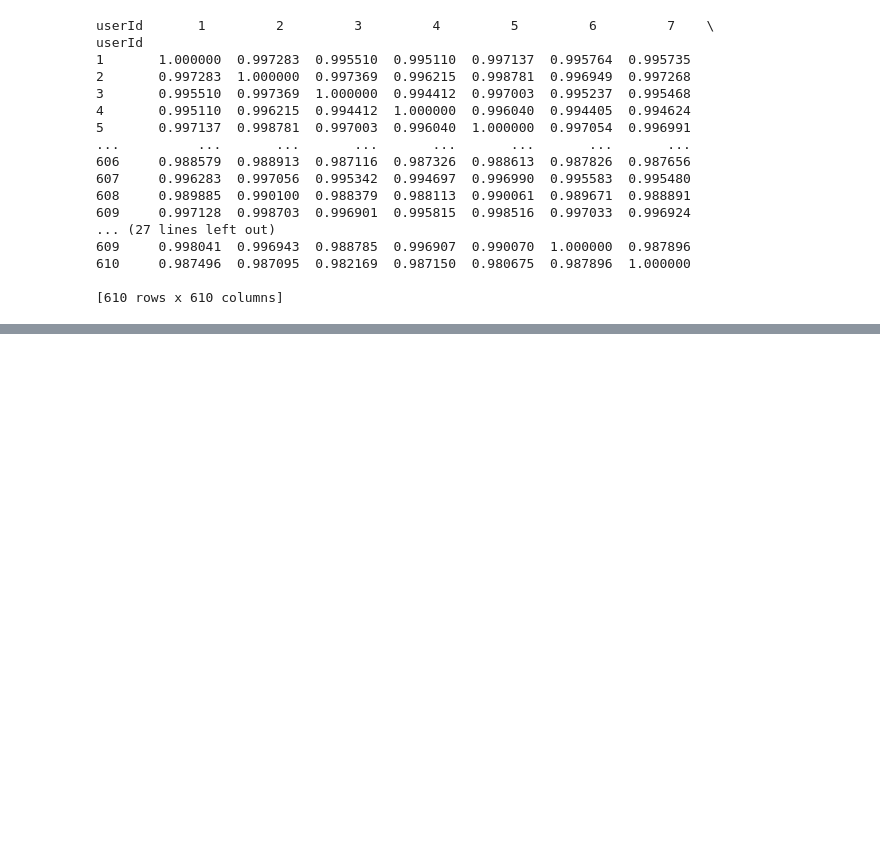
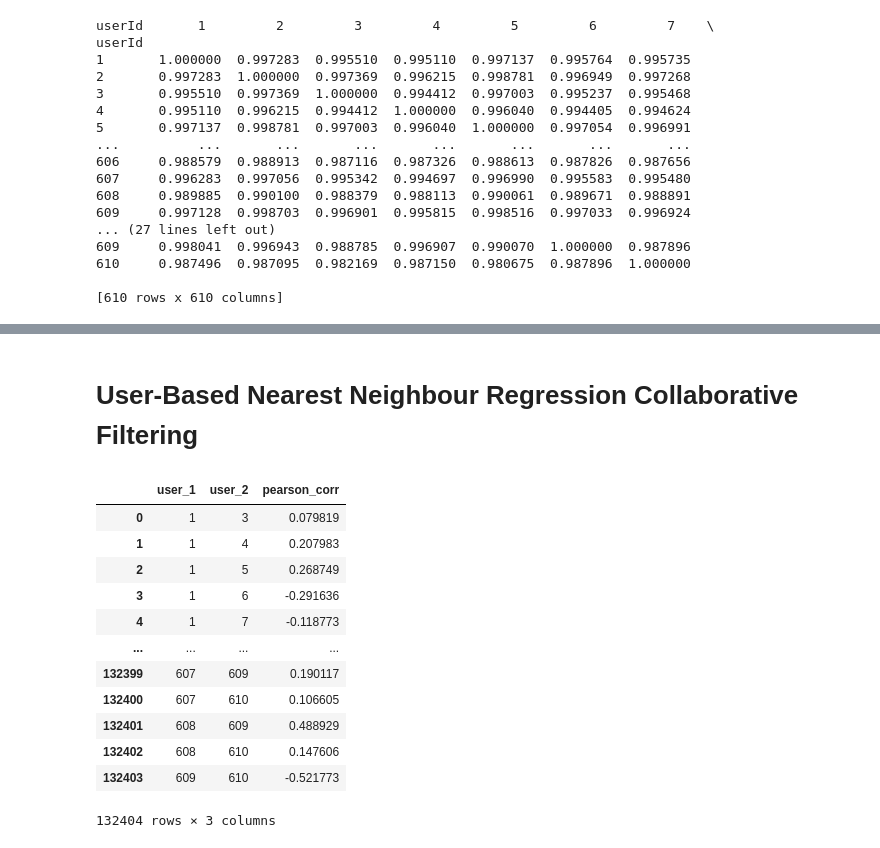
Before and after one commit to EliaTosin/DataAnaCla25, a Jupyter notebook: ex01.ipynb, the cells around one changed output, grey strips where cells are left out. Cells and saved outputs as stored; diff of their text form; code cells hidden in the pictures; blank space fills up the shorter version.

```diff
--- a/ex01.ipynb
+++ b/ex01.ipynb
@@ -258,31 +258,14 @@ plt.show()
 # %% [markdown]
 #### 1. Pearson Coefficient
 # %%
-# Creiamo una lista di tuple (user_1, user_2, pearson_corr)
-correlations = []
+corr_matrix = df_pivot.T.corr(method="pearson")
+mask = np.triu(np.ones(corr_matrix.shape), k=1).astype(bool)
+df_pearson = (
+    corr_matrix.where(mask)
+    .stack()
+    .rename_axis(["user_1", "user_2"])
+    .reset_index(name="pearson_corr")
+)
 
-# Lista di utenti
-users = chosen_df_filled.index
-
-# Ciclo su tutte le coppie di utenti
-for i in range(len(users)):
-    for j in range(i + 1, len(users)):
-        user_1 = df_pivot.loc[users[i]]
-        user_2 = df_pivot.loc[users[j]]
-
-        # Trova i film valutati da entrambi
-        common_movies = user_1.notna() & user_2.notna()
-        ratings_1 = user_1[common_movies]
-        ratings_2 = user_2[common_movies]
-
-        # Calcola Pearson solo se ci sono almeno due valutazioni comuni
-        if len(ratings_1) > 1:
-            correlation, _ = pearsonr(ratings_1, ratings_2)
-        else:
-            correlation = None
-
-        # Aggiungi il risultato
-        correlations.append((users[i], users[j], correlation))
-
-# Creiamo un DataFrame con le correlazioni
-df_pearson = pd.DataFrame(correlations, columns=["user_1", "user_2", "pearson_corr"])
+display(df_pearson.head(10))
+display(df_pearson.describe())
@@ -502,0 +507,19 @@ Rating previsto per utente [385] su April Morning (1988): 3.66
+# %% [markdown]
+#  User-Based Nearest Neighbour Regression Collaborative Filtering
+# %%
+k = 10  # Numero di vicini da considerare
+display(df_pearson)
+# %% [output]
+|  | user_1 | user_2 | pearson_corr |
+| 0 | 1 | 3 | 0.079819 |
+| 1 | 1 | 4 | 0.207983 |
+| 2 | 1 | 5 | 0.268749 |
+| 3 | 1 | 6 | -0.291636 |
+| 4 | 1 | 7 | -0.118773 |
+| ... | ... | ... | ... |
+| 132399 | 607 | 609 | 0.190117 |
+| 132400 | 607 | 610 | 0.106605 |
+| 132401 | 608 | 609 | 0.488929 |
+| 132402 | 608 | 610 | 0.147606 |
+| 132403 | 609 | 610 | -0.521773 |
+132404 rows × 3 columns
```
Also changed, not shown: parts of 11 cells of this notebook.
